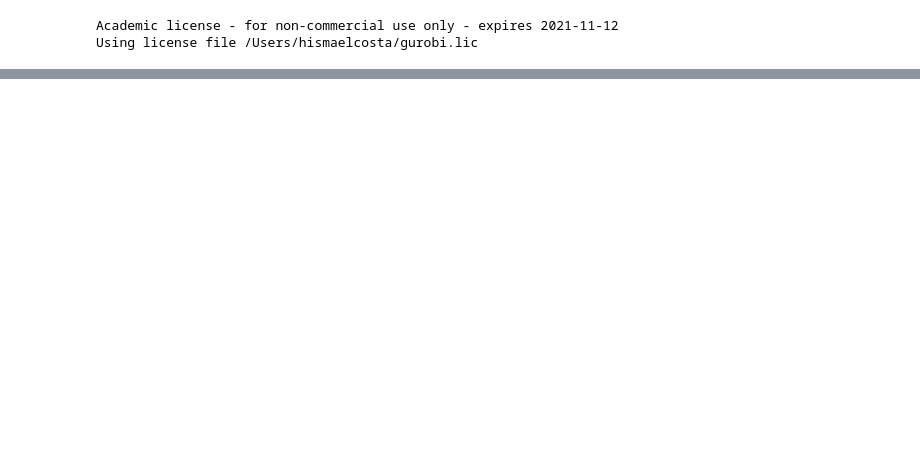
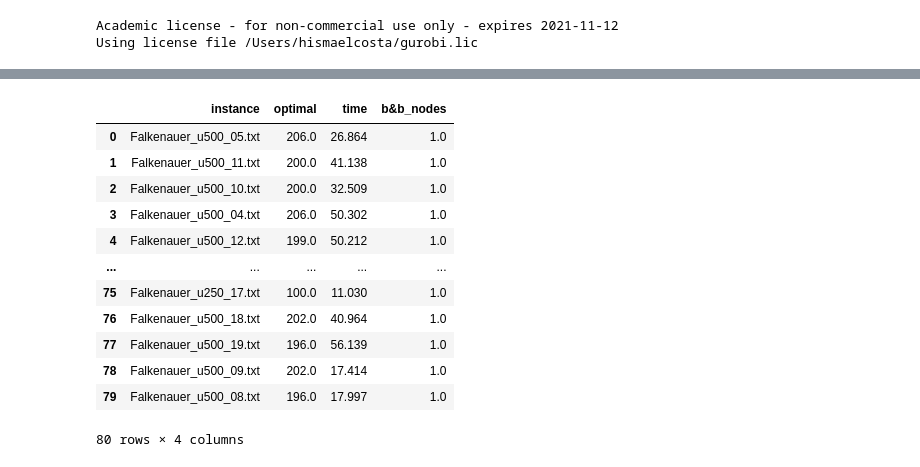
Before and after one commit to HismaelOliveira/ArcFlowCSP, a Jupyter notebook: Arc flow for Cutting Stock Problem.ipynb, the cells around one changed output, grey strips where cells are left out. Saved outputs shown, nothing was run; the diff lists cells and outputs as text; code cells hidden in the pictures; blank space fills up the shorter version.

```diff
--- a/Arc flow for Cutting Stock Problem.ipynb
+++ b/Arc flow for Cutting Stock Problem.ipynb
@@ -235,0 +280,32 @@ solution(arc_flow, W)
+# %%
+falkenauer_u = pd.DataFrame(columns = ['instance', 'optimal', 'time', 'b&b_nodes'])
+# %%
+cam = 'Falkenauer_CSP/Falkenauer_U/'
+
+for c in listdir(cam):
+    arq = pd.read_csv(cam+c)
+
+    m = int(arq.columns[0])
+    W = int(arq.iloc[0].values[0])
+
+    items = arq[1:]
+    items.columns = ['w_d']
+
+    w = [int(x[0]) for x in items.w_d.str.split('\t')]
+    b = [int(x[1]) for x in items.w_d.str.split('\t')]
+
+    now = datetime.now()
+    G = transform_to_graph(w, b, W)
+
+    arc_flow, x = integer_formulation_arc_flow(G, w, b, W)
+
+    arc_flow.optimize()
+    now1 = datetime.now()
+
+    nodes = arc_flow.NodeCount
+    resul = arc_flow.getObjective().getValue()
+    time = now1-now
+
+    entry = {'instance':c, 'optimal':resul, 'time':(time.microseconds/float(1000))%60, 'b&b_nodes': nodes}
+
+    falkenauer_u = falkenauer_u.append(entry, ignore_index = True)
@@ -235,0 +347,16 @@ solution(arc_flow, W)
+# %%
+falkenauer_u
+# %% [output]
+|  | instance | optimal | time | b&b_nodes |
+| 0 | Falkenauer_u500_05.txt | 206.0 | 26.864 | 1.0 |
+| 1 | Falkenauer_u500_11.txt | 200.0 | 41.138 | 1.0 |
+| 2 | Falkenauer_u500_10.txt | 200.0 | 32.509 | 1.0 |
+| 3 | Falkenauer_u500_04.txt | 206.0 | 50.302 | 1.0 |
+| 4 | Falkenauer_u500_12.txt | 199.0 | 50.212 | 1.0 |
+| ... | ... | ... | ... | ... |
+| 75 | Falkenauer_u250_17.txt | 100.0 | 11.030 | 1.0 |
+| 76 | Falkenauer_u500_18.txt | 202.0 | 40.964 | 1.0 |
+| 77 | Falkenauer_u500_19.txt | 196.0 | 56.139 | 1.0 |
+| 78 | Falkenauer_u500_09.txt | 202.0 | 17.414 | 1.0 |
+| 79 | Falkenauer_u500_08.txt | 196.0 | 17.997 | 1.0 |
+80 rows × 4 columns
```
Also changed, not shown: parts of 24 cells of this notebook, 1 other file.
